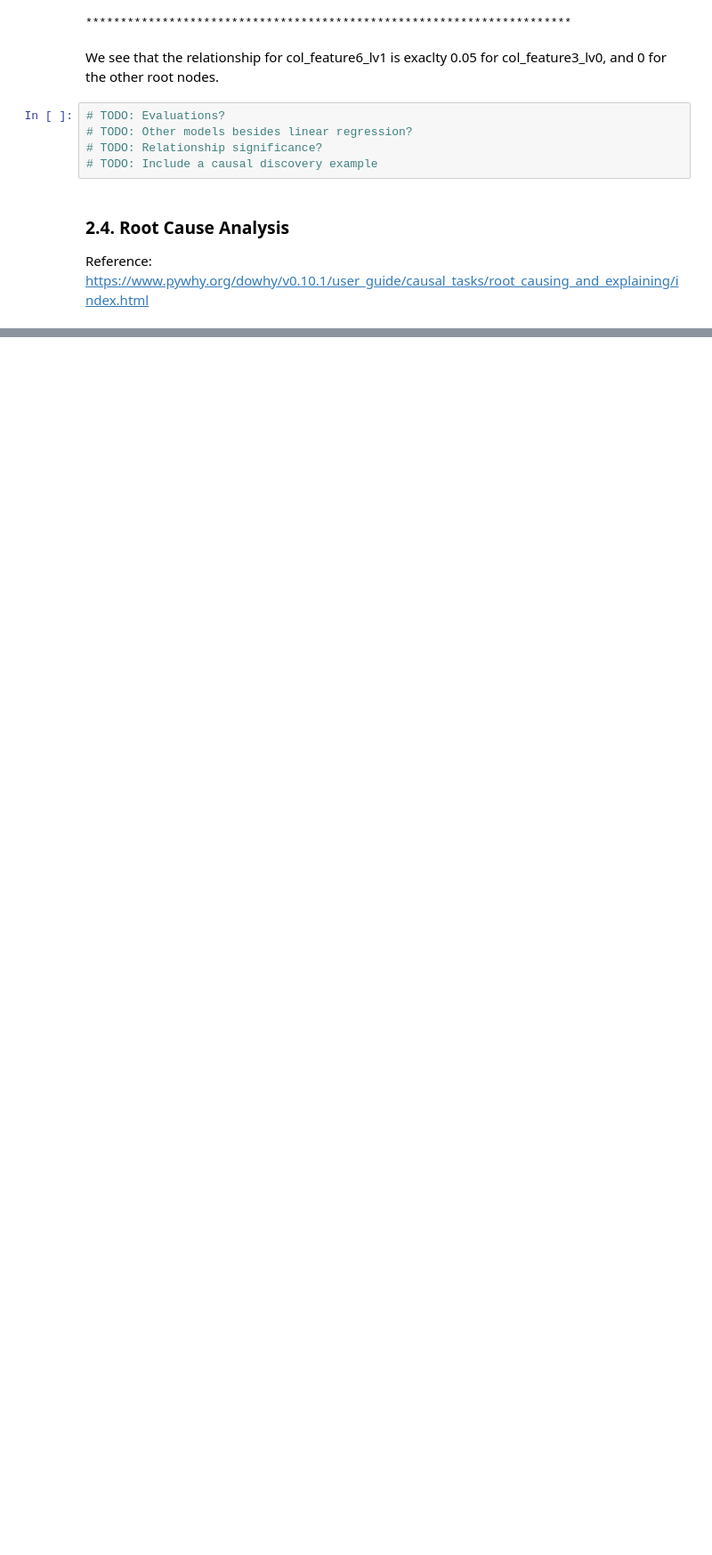
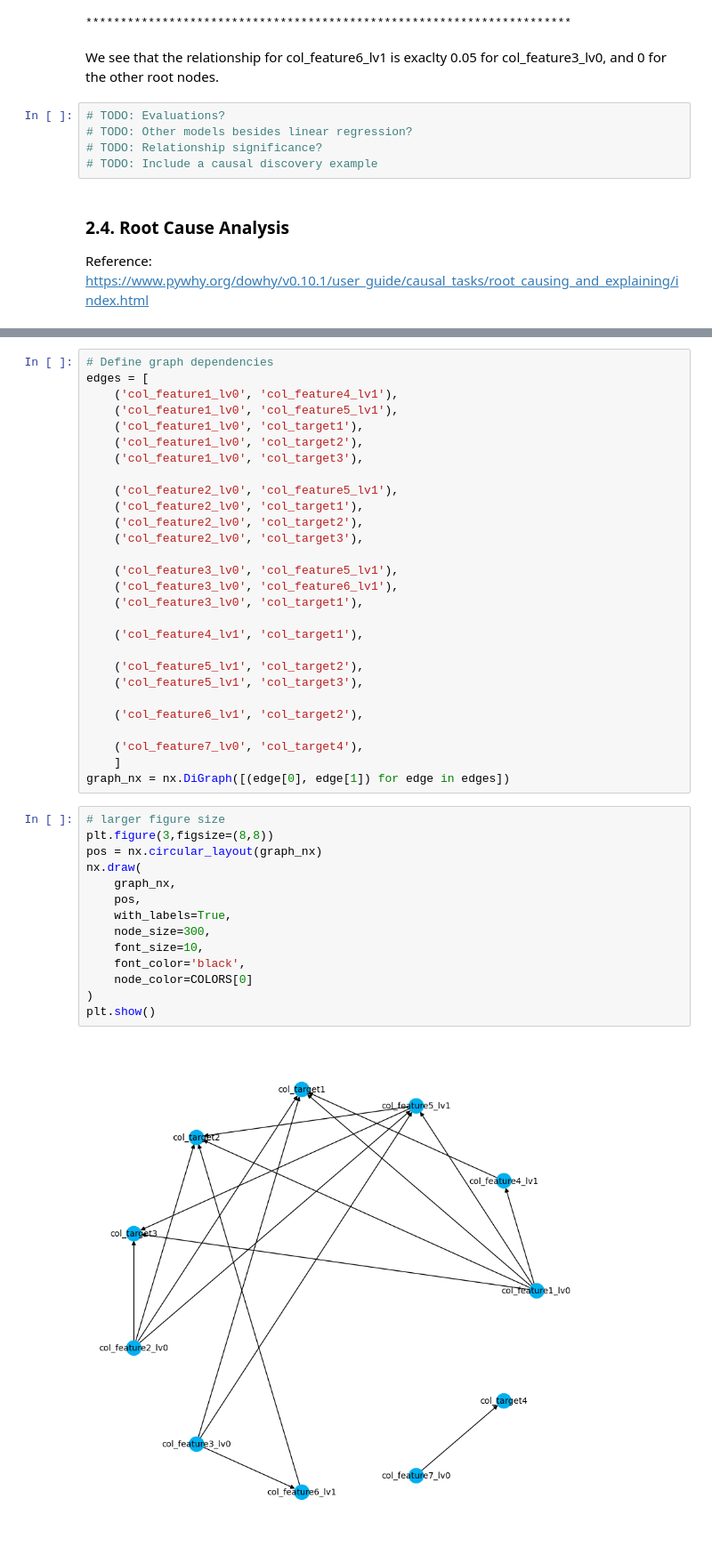
Before and after one commit to AlbertoBarbado/python-codebase, a Jupyter notebook: machine_learning/causal_inference_and_discovery/DoubleML - Causal Graph.ipynb, the cells around one changed output, grey strips where cells are left out. Shown at 89% size. Drawn from its saved outputs; the diff is of its cells as text; blank space fills up the shorter version.

```diff
--- a/machine_learning/causal_inference_and_discovery/DoubleML - Causal Graph.ipynb
+++ b/machine_learning/causal_inference_and_discovery/DoubleML - Causal Graph.ipynb
@@ -593,0 +747,44 @@ Reference: https://www.pywhy.org/dowhy/v0.10.1/user_guide/causal_tasks/root_caus
+# %%
+# Define graph dependencies
+edges = [
+    ('col_feature1_lv0', 'col_feature4_lv1'),
+    ('col_feature1_lv0', 'col_feature5_lv1'),
+    ('col_feature1_lv0', 'col_target1'),
+    ('col_feature1_lv0', 'col_target2'),
+    ('col_feature1_lv0', 'col_target3'),
+
+    ('col_feature2_lv0', 'col_feature5_lv1'),
+    ('col_feature2_lv0', 'col_target1'),
+    ('col_feature2_lv0', 'col_target2'),
+    ('col_feature2_lv0', 'col_target3'),
+
+    ('col_feature3_lv0', 'col_feature5_lv1'),
+    ('col_feature3_lv0', 'col_feature6_lv1'),
+    ('col_feature3_lv0', 'col_target1'),
+
+    ('col_feature4_lv1', 'col_target1'),
+
+    ('col_feature5_lv1', 'col_target2'),
+    ('col_feature5_lv1', 'col_target3'),
+
+    ('col_feature6_lv1', 'col_target2'),
+
+    ('col_feature7_lv0', 'col_target4'),
+    ]
+graph_nx = nx.DiGraph([(edge[0], edge[1]) for edge in edges])
+# %%
+# larger figure size
+plt.figure(3,figsize=(8,8))
+pos = nx.circular_layout(graph_nx)
+nx.draw(
+    graph_nx,
+    pos,
+    with_labels=True,
+    node_size=300,
+    font_size=10,
+    font_color='black',
+    node_color=COLORS[0]
+)
+plt.show()
+# %% [output]
+[figure, added]
```
Also changed, not shown: parts of 35 cells of this notebook.
